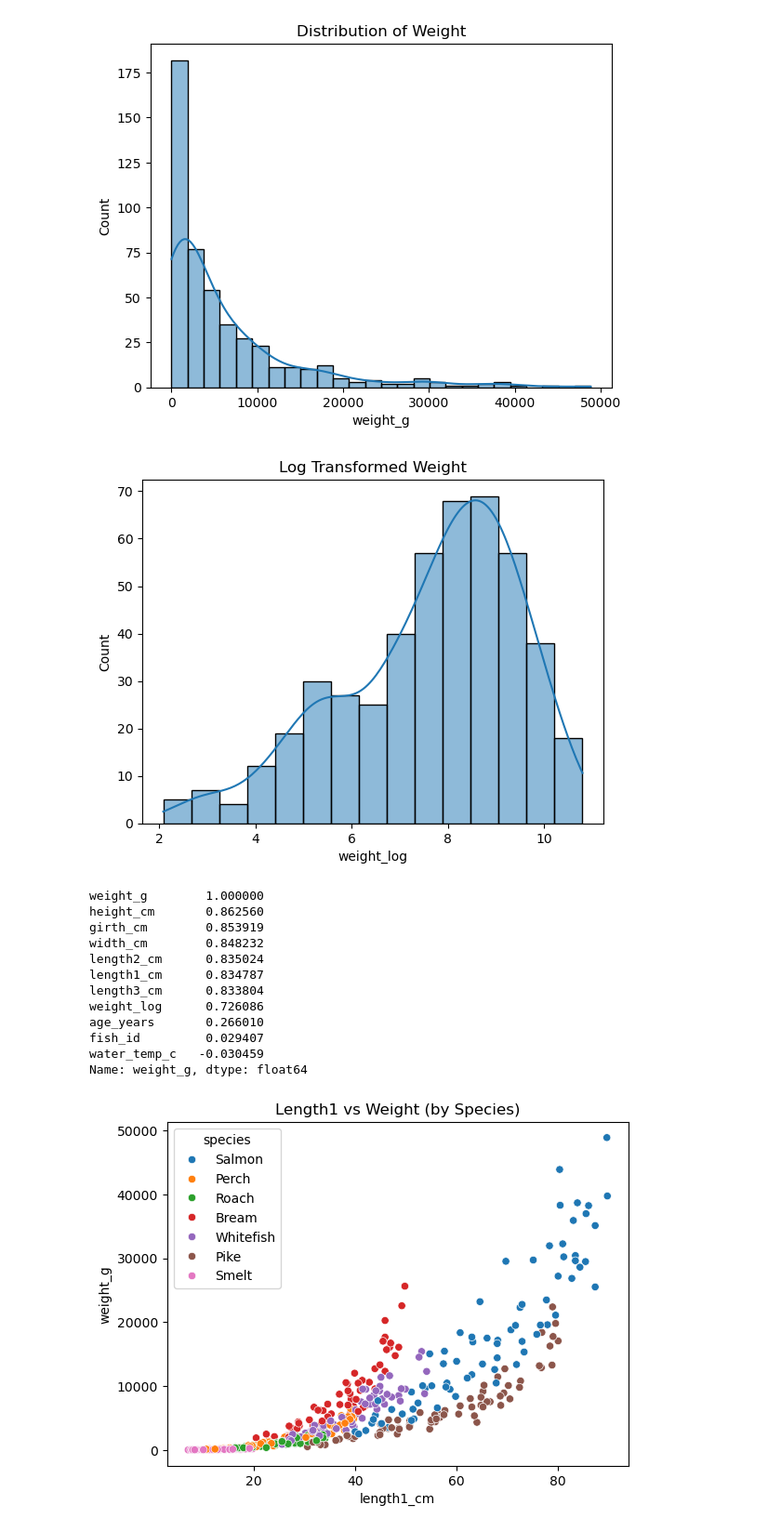
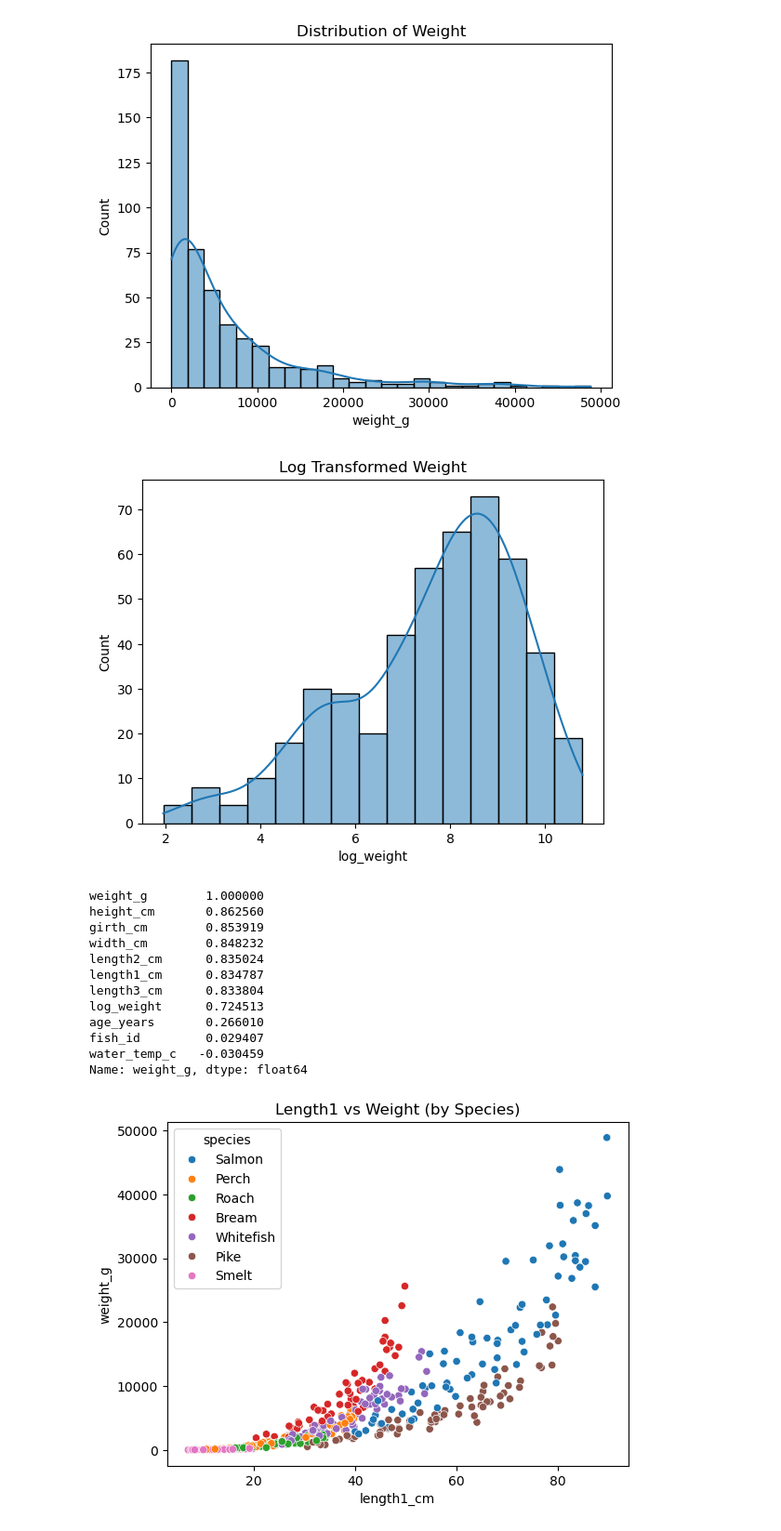
Before and after one commit to MonishaAnandraj/Fish_weight_prediction, a Jupyter notebook: Linear_Regression_Assessment.ipynb, the cells around one changed output. Shown at 93% size. Cells and saved outputs as stored; diff of their text form; code cells hidden in the pictures.

```diff
--- a/Linear_Regression_Assessment.ipynb
+++ b/Linear_Regression_Assessment.ipynb
@@ -103,13 +103,13 @@ plt.show()
 # %%
 import numpy as np
 
-df['weight_log'] = np.log1p(df['weight_g'])
+df['log_weight'] = np.log(df['weight_g'])
 
-sns.histplot(df['weight_log'], kde=True)
+sns.histplot(df['log_weight'], kde=True)
 plt.title("Log Transformed Weight")
 plt.show()
 # %% [output]
-[figure, old version]
+[figure, new version]
 # %%
 corr = df.corr(numeric_only=True)
 
@@ -124,7 +124,7 @@ width_cm        0.848232
 length2_cm      0.835024
 length1_cm      0.834787
 length3_cm      0.833804
-weight_log      0.726086
+log_weight      0.724513
 age_years       0.266010
 fish_id         0.029407
 water_temp_c   -0.030459
```
Also changed, not shown: parts of 15 cells of this notebook, 3 other files.
